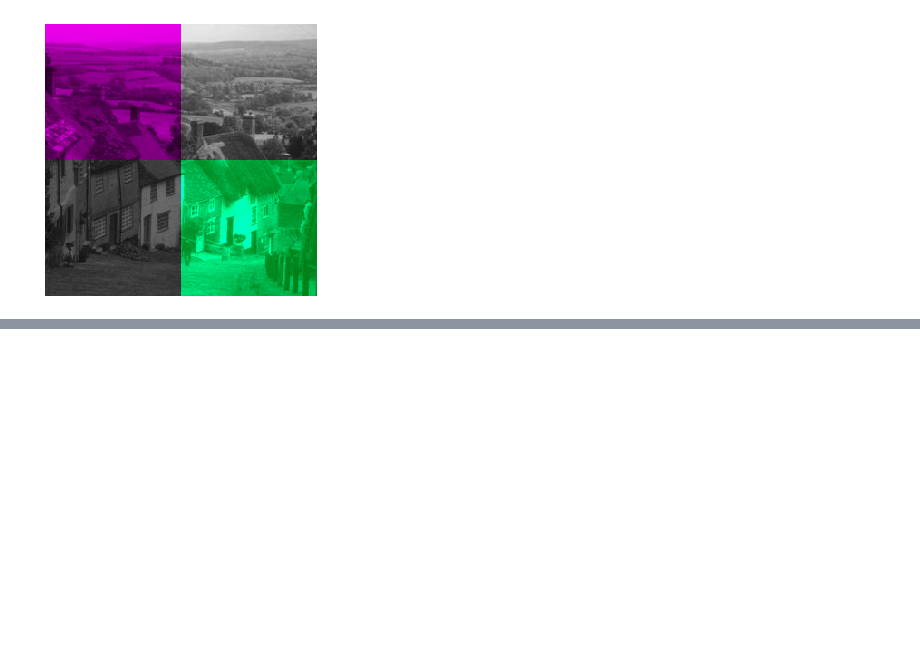
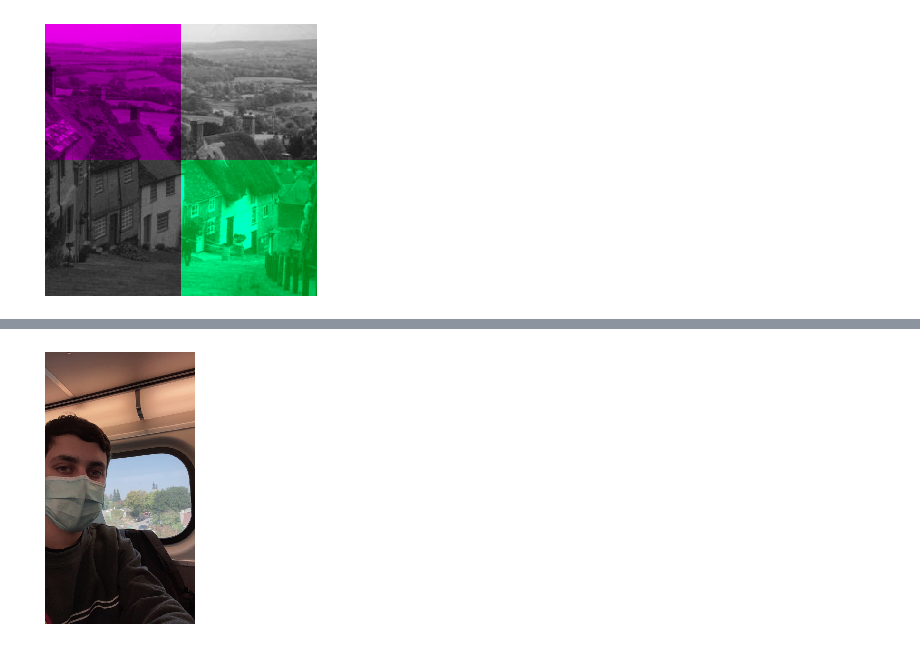
Before and after one commit to yrafalin/ComputerVision, a Jupyter notebook: ImageManipulation/ImagesAndPixels.ipynb, the cells around one changed output, grey strips where cells are left out. Cells and saved outputs as stored; diff of their text form; code cells hidden in the pictures; blank space fills up the shorter version.

```diff
--- a/ImageManipulation/ImagesAndPixels.ipynb
+++ b/ImageManipulation/ImagesAndPixels.ipynb
@@ -385,0 +421,6 @@ Clipping input data to the valid range for imshow with RGB data ([0..1] for floa
+# %%
+image3lab = color.rgb2lab(image3)
+image3lab[:,:,2] = image3lab[:,:,2] * 0.6
+display(color.lab2rgb(image3lab))
+# %% [output]
+[figure, added]
```
Also changed, not shown: parts of 9 cells of this notebook, 1 other file.
